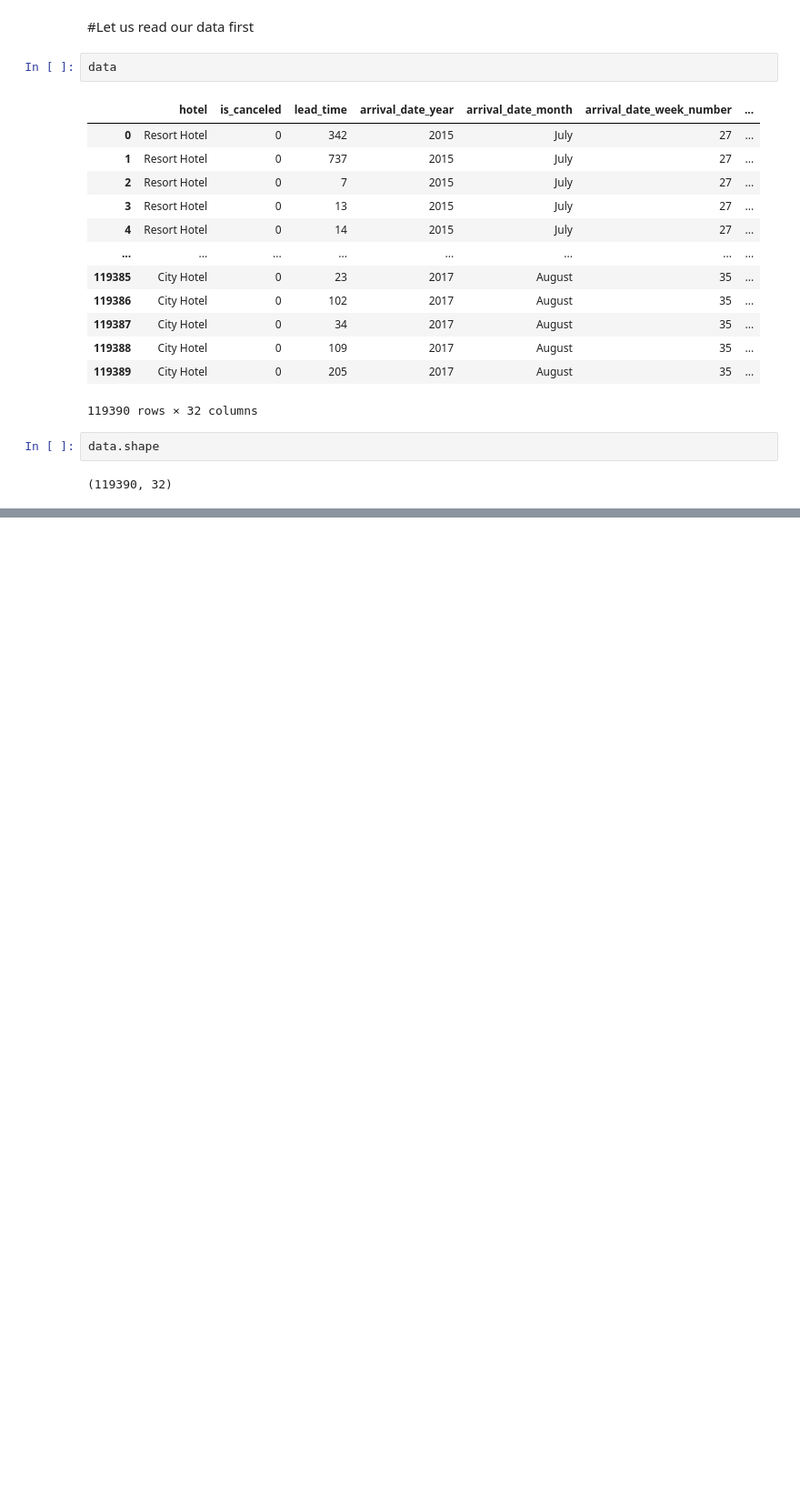
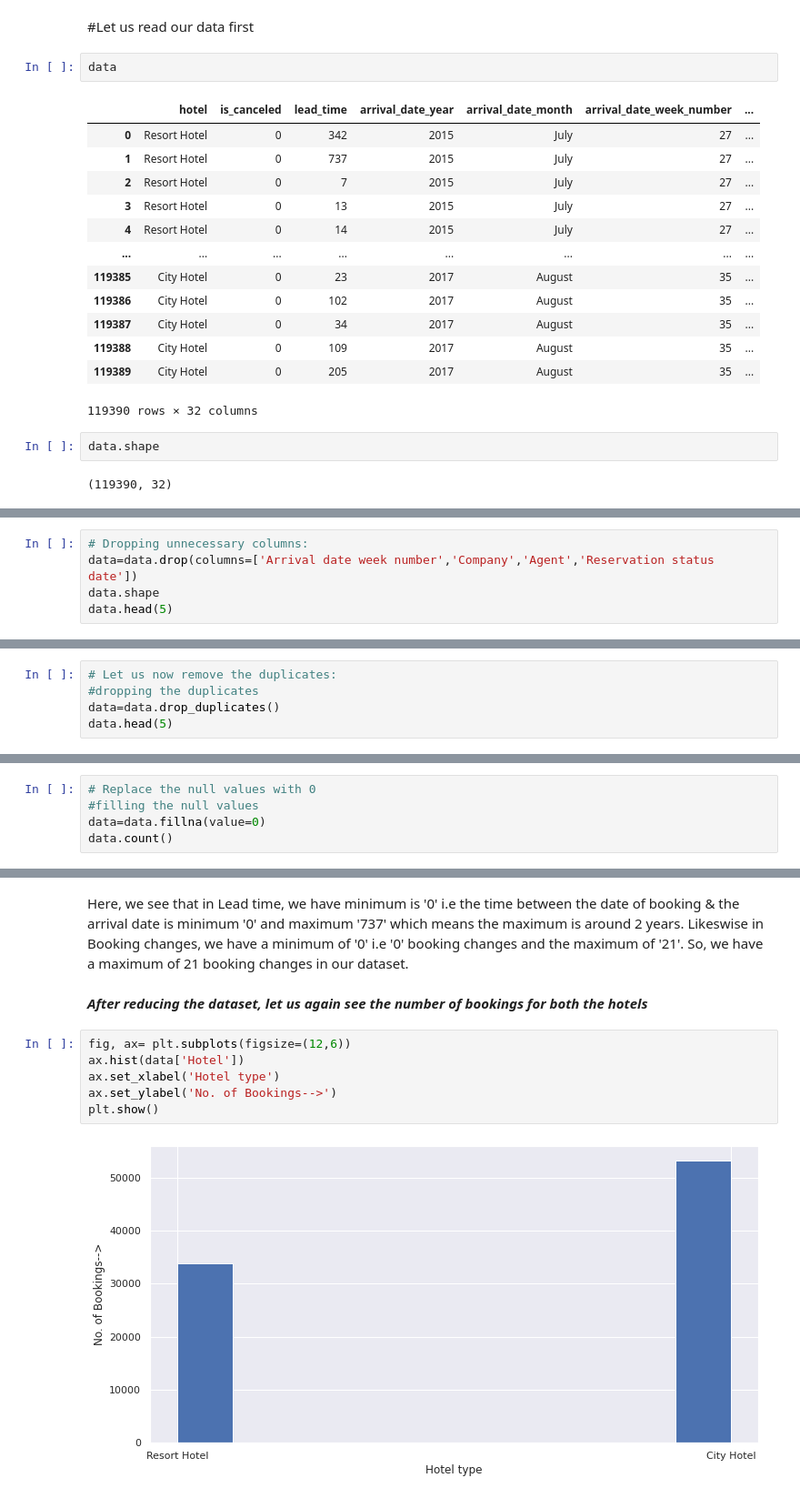
Before and after one commit to sm160388/hotel-booking-analysis, a Jupyter notebook: Hotel_Booking_Analysis_Capstone_Project.ipynb, the cells around one changed output, grey strips where cells are left out. Shown at 91% size. Cells and saved outputs as stored; diff of their text form; blank space fills up the shorter version.

```diff
--- a/Hotel_Booking_Analysis_Capstone_Project.ipynb
+++ b/Hotel_Booking_Analysis_Capstone_Project.ipynb
@@ -153,0 +131,5 @@ Full form of meal type from the Meal column
+# %%
+# Dropping unnecessary columns:
+data=data.drop(columns=['Arrival date week number','Company','Agent','Reservation status date'])
+data.shape
+data.head(5)
@@ -153,0 +173,5 @@ Full form of meal type from the Meal column
+# %%
+# Let us now remove the duplicates:
+#dropping the duplicates
+data=data.drop_duplicates()
+data.head(5)
@@ -153,0 +231,5 @@ Full form of meal type from the Meal column
+# %%
+# Replace the null values with 0
+#filling the null values
+data=data.fillna(value=0)
+data.count()
@@ -153,0 +288,13 @@ Full form of meal type from the Meal column
+# %% [markdown]
+Here, we see that in Lead time, we have minimum is '0' i.e the time between the date of booking & the arrival date is minimum '0' and maximum '737' which means the maximum is around 2 years.
+Likeswise in Booking changes, we have a minimum of '0' i.e '0' booking changes and the maximum of '21'. So, we have a maximum of 21 booking changes in our dataset.
+# %% [markdown]
+***After reducing the dataset, let us again see the number of bookings for both the hotels***
+# %%
+fig, ax= plt.subplots(figsize=(12,6))
+ax.hist(data['Hotel'])
+ax.set_xlabel('Hotel type')
+ax.set_ylabel('No. of Bookings-->')
+plt.show()
+# %% [output]
+[figure, added]
```
Also changed, not shown: parts of 68 cells of this notebook.
